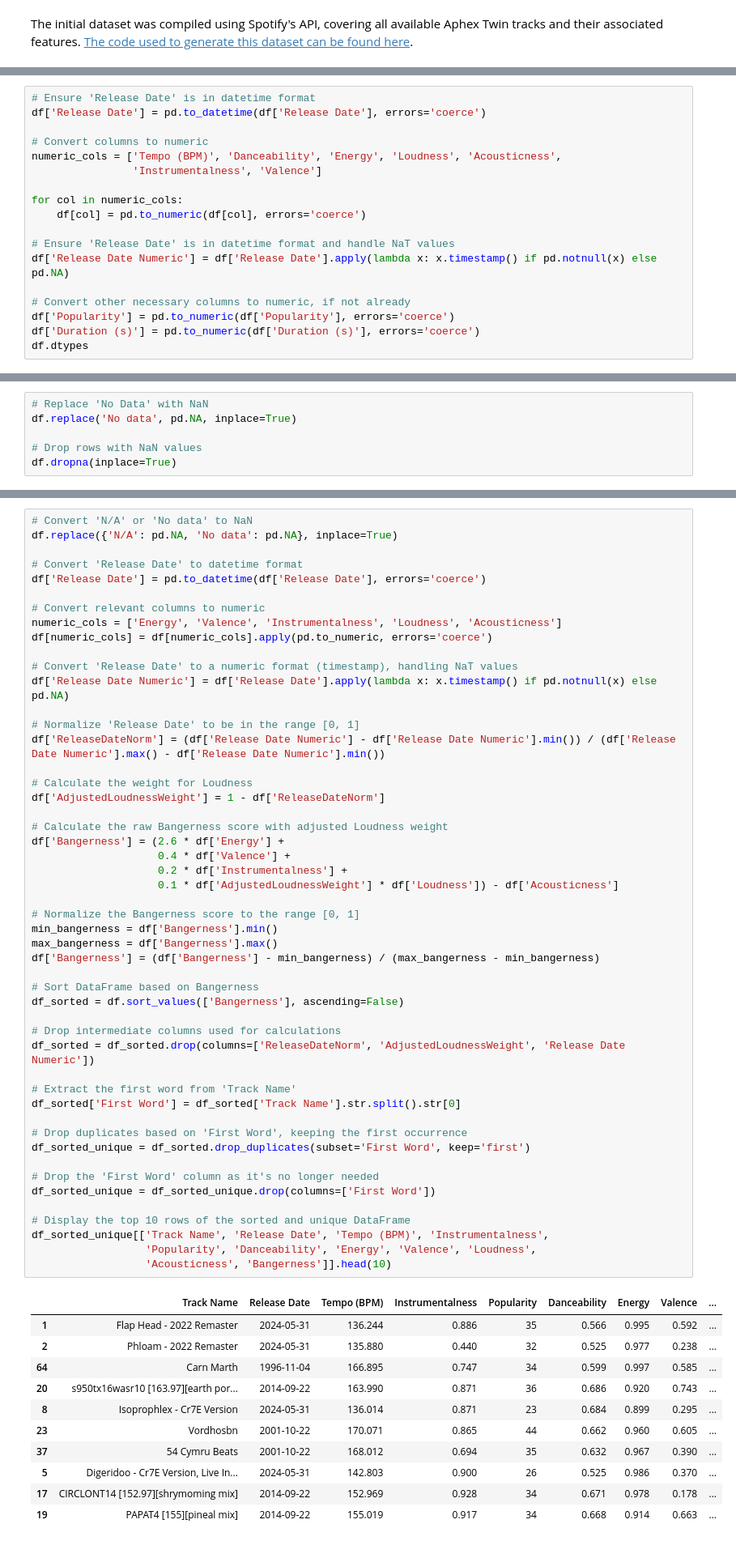
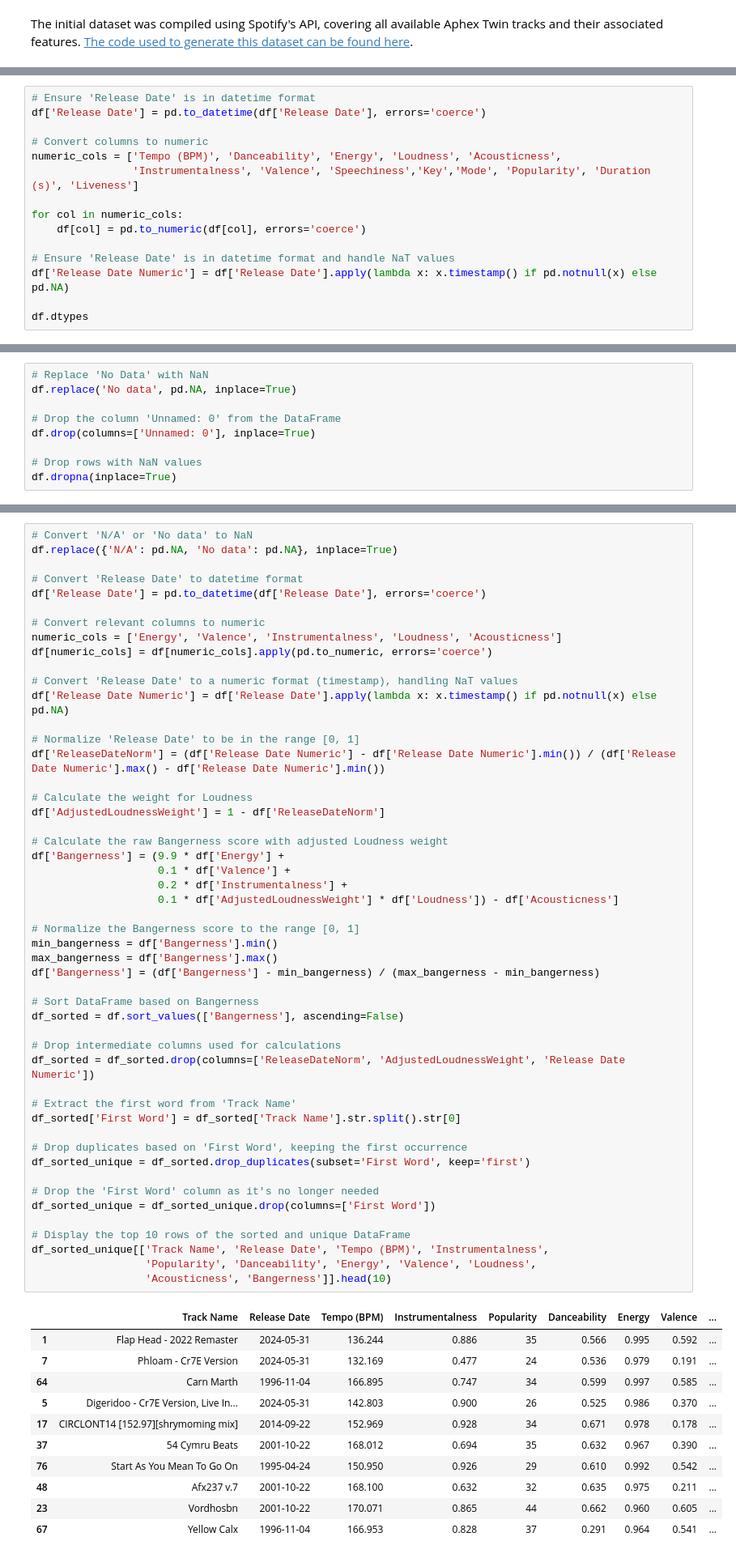
Before and after one commit to iftah-og/afx_eda, a Jupyter notebook: afx_ift1.ipynb, the cells around one changed output, grey strips where cells are left out. Shown at 81% size. Saved outputs shown, nothing was run; the diff lists cells and outputs as text.

```diff
--- a/afx_ift1.ipynb
+++ b/afx_ift1.ipynb
@@ -55,7 +60,7 @@ df['Release Date'] = pd.to_datetime(df['Release Date'], errors='coerce')
 
 # Convert columns to numeric
 numeric_cols = ['Tempo (BPM)', 'Danceability', 'Energy', 'Loudness', 'Acousticness',
-                'Instrumentalness', 'Valence']
+                'Instrumentalness', 'Valence', 'Speechiness','Key','Mode', 'Popularity', 'Duration (s)', 'Liveness']
 
 for col in numeric_cols:
     df[col] = pd.to_numeric(df[col], errors='coerce')
@@ -63,9 +68,6 @@ for col in numeric_cols:
 # Ensure 'Release Date' is in datetime format and handle NaT values
 df['Release Date Numeric'] = df['Release Date'].apply(lambda x: x.timestamp() if pd.notnull(x) else pd.NA)
 
-# Convert other necessary columns to numeric, if not already
-df['Popularity'] = pd.to_numeric(df['Popularity'], errors='coerce')
-df['Duration (s)'] = pd.to_numeric(df['Duration (s)'], errors='coerce')
 df.dtypes
 # %% [output]
 Unnamed: 0                       int64
@@ -92,6 +96,9 @@ dtype: object
 # Replace 'No Data' with NaN
 df.replace('No data', pd.NA, inplace=True)
 
+# Drop the column 'Unnamed: 0' from the DataFrame
+df.drop(columns=['Unnamed: 0'], inplace=True)
+
 # Drop rows with NaN values
 df.dropna(inplace=True)
 # %%
@@ -209,44 +191,44 @@ df['ReleaseDateNorm'] = (df['Release Date Numeric'] - df['Release Date Numeric']
 df['AdjustedLoudnessWeight'] = 1 - df['ReleaseDateNorm']
 
 # Calculate the raw Bangerness score with adjusted Loudness weight
-df['Bangerness'] = (2.6 * df['Energy'] +
-                    0.4 * df['Valence'] +
+df['Bangerness'] = (9.9 * df['Energy'] +
+                    0.1 * df['Valence'] +
                     0.2 * df['Instrumentalness'] +
                     0.1 * df['AdjustedLoudnessWeight'] * df['Loudness']) - df['Acousticness']
 
 # Normalize the Bangerness score to the range [0, 1]
 min_bangerness = df['Bangerness'].min()
 max_bangerness = df['Bangerness'].max()
 df['Bangerness'] = (df['Bangerness'] - min_bangerness) / (max_bangerness - min_bangerness)
 
 # Sort DataFrame based on Bangerness
 df_sorted = df.sort_values(['Bangerness'], ascending=False)
 
 # Drop intermediate columns used for calculations
 df_sorted = df_sorted.drop(columns=['ReleaseDateNorm', 'AdjustedLoudnessWeight', 'Release Date Numeric'])
 
 # Extract the first word from 'Track Name'
 df_sorted['First Word'] = df_sorted['Track Name'].str.split().str[0]
 
 # Drop duplicates based on 'First Word', keeping the first occurrence
 df_sorted_unique = df_sorted.drop_duplicates(subset='First Word', keep='first')
 
 # Drop the 'First Word' column as it's no longer needed
 df_sorted_unique = df_sorted_unique.drop(columns=['First Word'])
 
 # Display the top 10 rows of the sorted and unique DataFrame
 df_sorted_unique[['Track Name', 'Release Date', 'Tempo (BPM)', 'Instrumentalness',
                   'Popularity', 'Danceability', 'Energy', 'Valence', 'Loudness',
                   'Acousticness', 'Bangerness']].head(10)
 # %% [output]
 |  | Track Name | Release Date | Tempo (BPM) | Instrumentalness | Popularity | Danceability | Energy | Valence | ... |
 | 1 | Flap Head - 2022 Remaster | 2024-05-31 | 136.244 | 0.886 | 35 | 0.566 | 0.995 | 0.592 | ... |
-| 2 | Phloam - 2022 Remaster | 2024-05-31 | 135.880 | 0.440 | 32 | 0.525 | 0.977 | 0.238 | ... |
+| 7 | Phloam - Cr7E Version | 2024-05-31 | 132.169 | 0.477 | 24 | 0.536 | 0.979 | 0.191 | ... |
 | 64 | Carn Marth | 1996-11-04 | 166.895 | 0.747 | 34 | 0.599 | 0.997 | 0.585 | ... |
-| 20 | s950tx16wasr10 [163.97][earth por... | 2014-09-22 | 163.990 | 0.871 | 36 | 0.686 | 0.920 | 0.743 | ... |
-| 8 | Isoprophlex - Cr7E Version | 2024-05-31 | 136.014 | 0.871 | 23 | 0.684 | 0.899 | 0.295 | ... |
-| 23 | Vordhosbn | 2001-10-22 | 170.071 | 0.865 | 44 | 0.662 | 0.960 | 0.605 | ... |
-| 37 | 54 Cymru Beats | 2001-10-22 | 168.012 | 0.694 | 35 | 0.632 | 0.967 | 0.390 | ... |
 | 5 | Digeridoo - Cr7E Version, Live In... | 2024-05-31 | 142.803 | 0.900 | 26 | 0.525 | 0.986 | 0.370 | ... |
 | 17 | CIRCLONT14 [152.97][shrymoming mix] | 2014-09-22 | 152.969 | 0.928 | 34 | 0.671 | 0.978 | 0.178 | ... |
-| 19 | PAPAT4 [155][pineal mix] | 2014-09-22 | 155.019 | 0.917 | 34 | 0.668 | 0.914 | 0.663 | ... |
+| 37 | 54 Cymru Beats | 2001-10-22 | 168.012 | 0.694 | 35 | 0.632 | 0.967 | 0.390 | ... |
+| 76 | Start As You Mean To Go On | 1995-04-24 | 150.950 | 0.926 | 29 | 0.610 | 0.992 | 0.542 | ... |
+| 48 | Afx237 v.7 | 2001-10-22 | 168.100 | 0.632 | 32 | 0.635 | 0.975 | 0.211 | ... |
+| 23 | Vordhosbn | 2001-10-22 | 170.071 | 0.865 | 44 | 0.662 | 0.960 | 0.605 | ... |
+| 67 | Yellow Calx | 1996-11-04 | 166.953 | 0.828 | 37 | 0.291 | 0.964 | 0.541 | ... |
```
Also changed, not shown: parts of 10 cells of this notebook.
